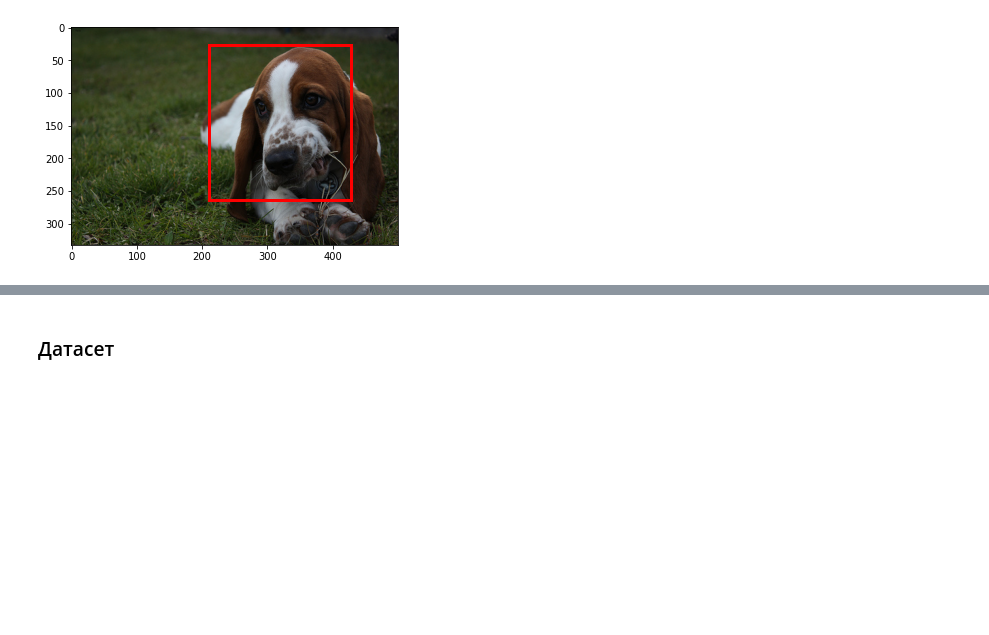
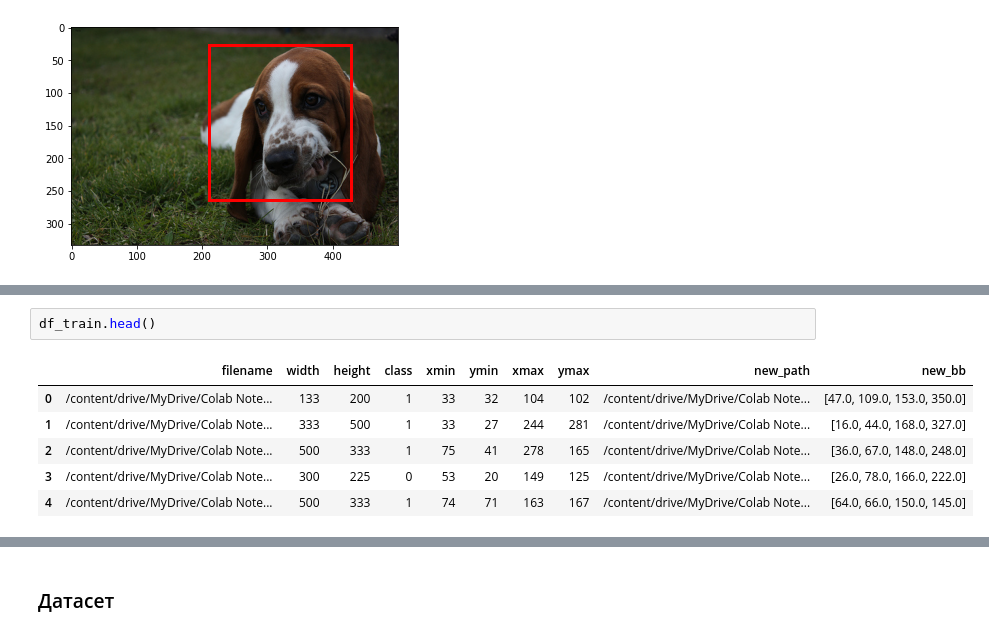
Before and after one commit to mikhachev/geekbrains-neuro, a Jupyter notebook: pytorch/hw2_img_class.ipynb, the cells around one changed output, grey strips where cells are left out. Cells and saved outputs as stored; diff of their text form; blank space fills up the shorter version.

```diff
--- a/pytorch/hw2_img_class.ipynb
+++ b/pytorch/hw2_img_class.ipynb
@@ -234,3 +265,12 @@ show_corner_bb(im, df_train.values[number][9])
+# %%
+df_train.head()
+# %% [output]
+|  | filename | width | height | class | xmin | ymin | xmax | ymax | new_path | new_bb |
+| 0 | /content/drive/MyDrive/Colab Note... | 133 | 200 | 1 | 33 | 32 | 104 | 102 | /content/drive/MyDrive/Colab Note... | [47.0, 109.0, 153.0, 350.0] |
+| 1 | /content/drive/MyDrive/Colab Note... | 333 | 500 | 1 | 33 | 27 | 244 | 281 | /content/drive/MyDrive/Colab Note... | [16.0, 44.0, 168.0, 327.0] |
+| 2 | /content/drive/MyDrive/Colab Note... | 500 | 333 | 1 | 75 | 41 | 278 | 165 | /content/drive/MyDrive/Colab Note... | [36.0, 67.0, 148.0, 248.0] |
+| 3 | /content/drive/MyDrive/Colab Note... | 300 | 225 | 0 | 53 | 20 | 149 | 125 | /content/drive/MyDrive/Colab Note... | [26.0, 78.0, 166.0, 222.0] |
+| 4 | /content/drive/MyDrive/Colab Note... | 500 | 333 | 1 | 74 | 71 | 163 | 167 | /content/drive/MyDrive/Colab Note... | [64.0, 66.0, 150.0, 145.0] |
 # %%
 #После трансформации:
 im, bb = transformsXY(str(df_train.values[number][0]),df_train.values[number][9],True )
```
Also changed, not shown: parts of 9 cells of this notebook.
